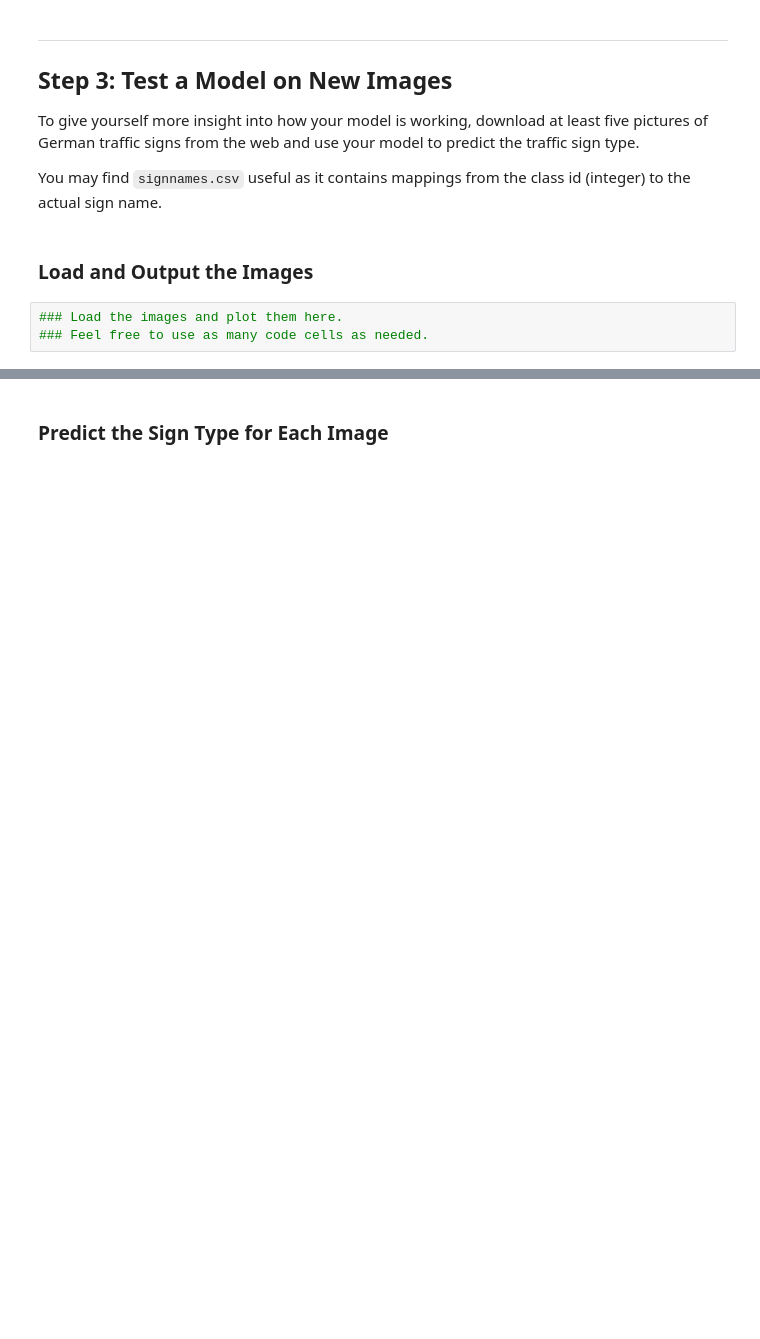
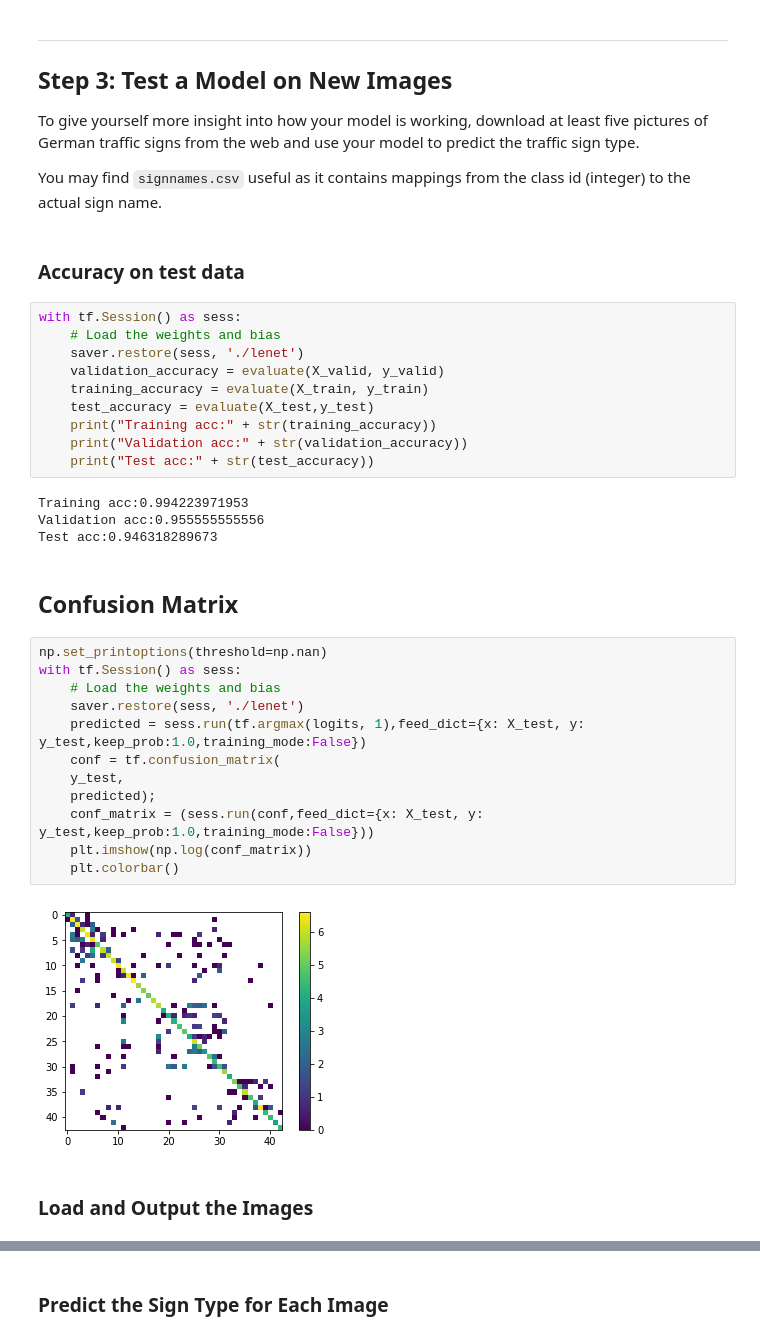
Before and after one commit to arkhalid/CarND-Traffic-Sign-Classifier-Project, a Jupyter notebook: Traffic_Sign_Classifier.ipynb, the cells around one changed output, grey strips where cells are left out. Saved outputs shown, nothing was run; the diff lists cells and outputs as text; blank space fills up the shorter version.

Commit message:
Added code to test on new images

```diff
--- a/Traffic_Sign_Classifier.ipynb
+++ b/Traffic_Sign_Classifier.ipynb
@@ -395,8 +400,37 @@ Training Accuracy = 0.993
 To give yourself more insight into how your model is working, download at least five pictures of German traffic signs from the web and use your model to predict the traffic sign type.
 
 You may find `signnames.csv` useful as it contains mappings from the class id (integer) to the actual sign name.
+# %% [markdown]
+### Accuracy on test data
+# %%
+with tf.Session() as sess:
+    # Load the weights and bias
+    saver.restore(sess, './lenet')
+    validation_accuracy = evaluate(X_valid, y_valid)
+    training_accuracy = evaluate(X_train, y_train)
+    test_accuracy = evaluate(X_test,y_test)
+    print("Training acc:" + str(training_accuracy))
+    print("Validation acc:" + str(validation_accuracy))
+    print("Test acc:" + str(test_accuracy))
+# %% [output]
+Training acc:0.994223971953
+Validation acc:0.955555555556
+Test acc:0.946318289673
+# %% [markdown]
+## Confusion Matrix
+# %%
+np.set_printoptions(threshold=np.nan)
+with tf.Session() as sess:
+    # Load the weights and bias
+    saver.restore(sess, './lenet')
+    predicted = sess.run(tf.argmax(logits, 1),feed_dict={x: X_test, y: y_test,keep_prob:1.0,training_mode:False})
+    conf = tf.confusion_matrix(
+    y_test,
+    predicted);
+    conf_matrix = (sess.run(conf,feed_dict={x: X_test, y: y_test,keep_prob:1.0,training_mode:False}))
+    plt.imshow(np.log(conf_matrix))
+    plt.colorbar()
+# %% [output]
+[figure, added]
 # %% [markdown]
 ### Load and Output the Images
-# %%
-### Load the images and plot them here.
-### Feel free to use as many code cells as needed.
```
Also changed, not shown: parts of 10 cells of this notebook, 3 other files.
